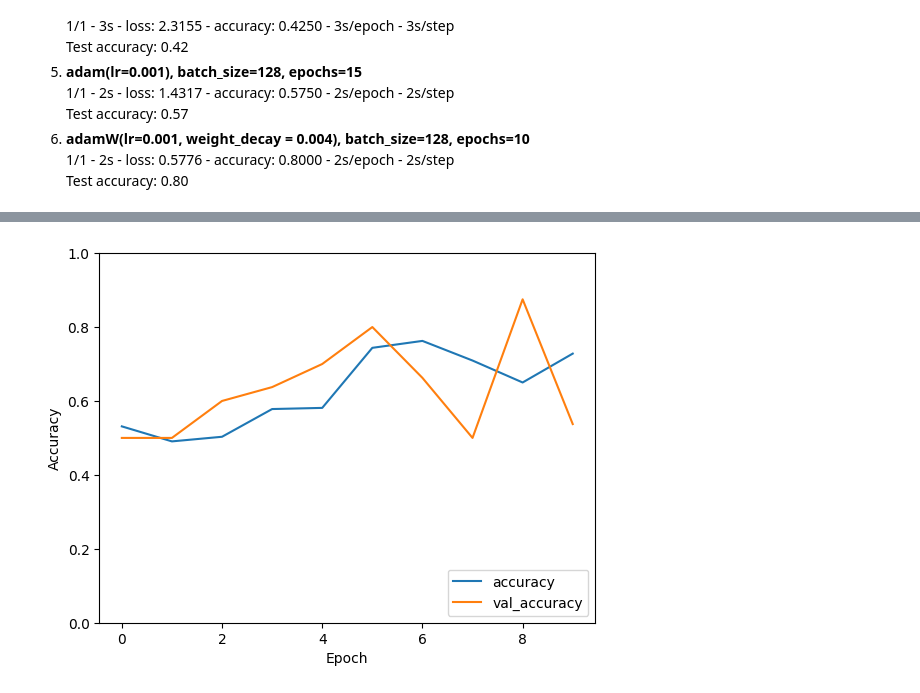
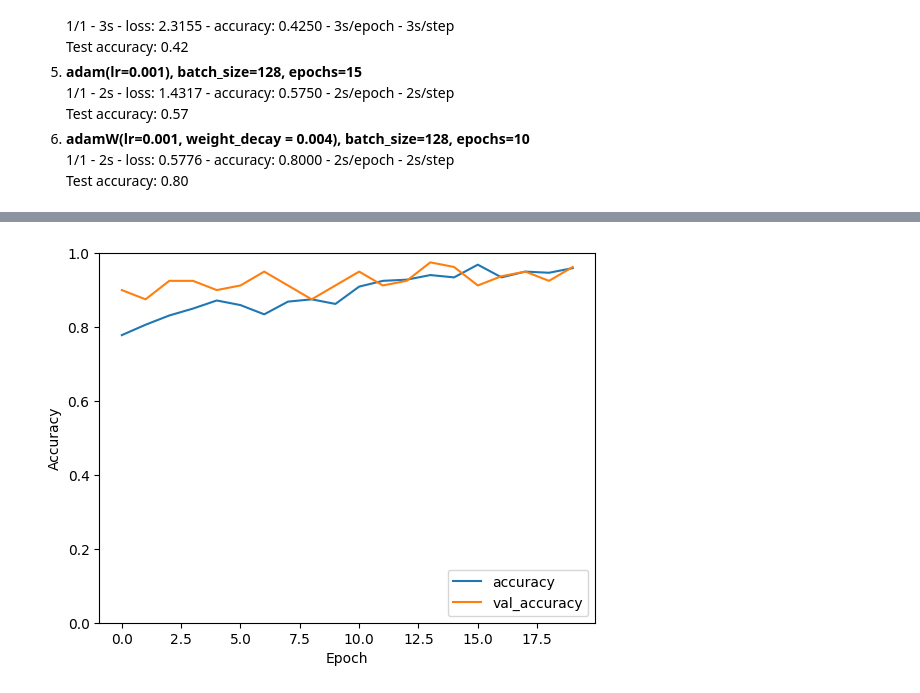
Before and after one commit to qkrwoghd04/binary_classification_using_BERT-ViT, a Jupyter notebook: practice/CNN_Architecture_Practice.ipynb, the cells around one changed output, grey strips where cells are left out. Drawn from its saved outputs; the diff is of its cells as text; code cells hidden in the pictures.

Commit message:
accuracy = 0.62, lr = 3e-6, weight_decay = 4e-5, epochs = 20

```diff
--- a/practice/CNN_Architecture_Practice.ipynb
+++ b/practice/CNN_Architecture_Practice.ipynb
@@ -38 +40,14 @@ folder_path = r"/content/drive/MyDrive/image_dataset" # image_dataset > [Fall, S
+# %%
+folder_path = r"/content/drive/MyDrive/image_dataset" # image_dataset > [Fall, Sleep] 폴더 존재
+train_directory = r'/content/drive/MyDrive/image_dataset/processed'
+test_directory = r'/content/drive/MyDrive/image_dataset_splited/test'
+
+#hyperparameter
+input_shape = (224,224,3)
+batch_size = 16
+epochs = 20
+lr = 3e-6
+weight_decay = 4e-5
+image_size = 224
+num_classes = 2
 # %%
@@ -280,5 +272,13 @@ _________________________________________________________________
 # %%
-from keras.optimizers import AdamW
-model.compile(optimizer=AdamW(lr=0.001, weight_decay=0.004),
-              loss='binary_crossentropy',
-              metrics=['accuracy'])
+# Compile the model
+model.compile(
+    optimizer=AdamW(learning_rate=lr, weight_decay=weight_decay),
+    loss='binary_crossentropy',
+    metrics=['accuracy']
+)
+# Compile the model
+# model.compile(
+#     optimizer=AdamW(lr=0.001, weight_decay= weight_decay),
+#     loss='sparse_categorical_crossentropy',
+#     metrics=['accuracy']
+# )
@@ -287,4 +284,0 @@ WARNING:absl:`lr` is deprecated in Keras optimizer, please use `learning_rate` o
-# %%
-history = model.fit(train_generator,
-                    epochs=10,
-                    validation_data=validation_generator)
@@ -311,0 +285,3 @@ Epoch 10/10
+# %%
+# Train the model
+history = model.fit(train_ds, validation_data=val_ds, epochs=epochs)
@@ -337,6 +347,6 @@ plt.ylabel('Accuracy')
 plt.ylim([0, 1])
 plt.legend(loc='lower right')
 
-test_loss, test_acc = model.evaluate(test_generator, verbose=2)
+test_loss, test_acc = model.evaluate(test_ds, verbose=2)
 print('\nTest accuracy:', test_acc)
 # %% [output]
@@ -346 +356 @@ Test accuracy: 0.800000011920929
-[figure, old version]
+[figure, new version]
```
Also changed, not shown: parts of 27 cells of this notebook.
